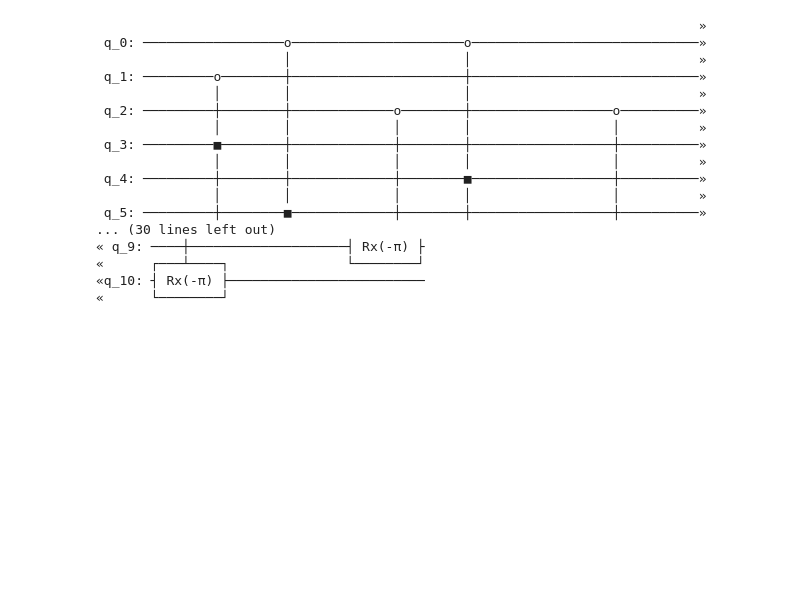
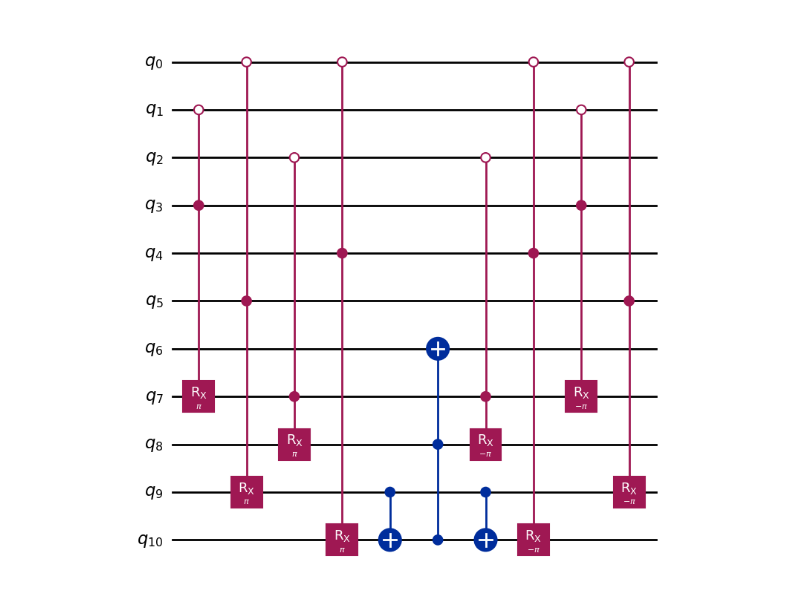
Before and after one commit to nmandrus1/tweedledum, a Jupyter notebook: examples/Demo.ipynb, the cells around one changed output. Saved outputs shown, nothing was run; the diff lists cells and outputs as text; code cells hidden in the pictures; blank space fills up the shorter version.

```diff
--- a/examples/Demo.ipynb
+++ b/examples/Demo.ipynb
@@ -198,52 +86,8 @@ class BoolFunctionTester(object):
 # %%
-# Run the generated source through Tweedledum
-from tweedledum.synthesis import xag_synth, xag_cleanup
-from tweedledum.bool_function_compiler import BoolFunction
-from tweedledum.classical import optimize
-from tweedledum.passes import parity_decomp, linear_resynth
-import qiskit
-
-synthesizer = BoolFunctionTester(src)
-
-xag = synthesizer.logic_network()
-results = synthesizer.simulate_all()
-
-# synthesize from network
-xag = xag_cleanup(xag)
-optimize(xag)
-circ = xag_synth(xag)
-circ = parity_decomp(circ)
-circ = linear_resynth(circ)
-
-# convert to qiskit
-bit_flip_oracle = td.converters.to_qiskit(circ, "gatelist")
-
-oracle = qiskit.QuantumCircuit(bit_flip_oracle.num_qubits)
-oracle.x(N)
-oracle.h(N)
-oracle.compose(bit_flip_oracle, inplace=True)
-oracle.h(N)
-oracle.x(N)
-
-oracle.draw()
+oracle = oracle_from_graph(graph=G, clique_size=k)
+oracle.draw("mpl")
 # %% [output]
-                                                                             »
- q_0: ──────────────────o──────────────────────o─────────────────────────────»
-                        │                      │                             »
- q_1: ─────────o────────┼──────────────────────┼─────────────────────────────»
-               │        │                      │                             »
- q_2: ─────────┼────────┼─────────────o────────┼──────────────────o──────────»
-               │        │             │        │                  │          »
- q_3: ─────────■────────┼─────────────┼────────┼──────────────────┼──────────»
-               │        │             │        │                  │          »
- q_4: ─────────┼────────┼─────────────┼────────■──────────────────┼──────────»
-               │        │             │        │                  │          »
- q_5: ─────────┼────────■─────────────┼────────┼──────────────────┼──────────»
-... (30 lines left out)
-« q_9: ────┼────────────────────┤ Rx(-π) ├
-«      ┌───┴────┐               └────────┘
-«q_10: ┤ Rx(-π) ├─────────────────────────
-«      └────────┘
+[figure, added]
 # %%
 import qiskit
 from qiskit.quantum_info import Statevector
```
Also changed, not shown: parts of 5 cells of this notebook, 1 other file.
